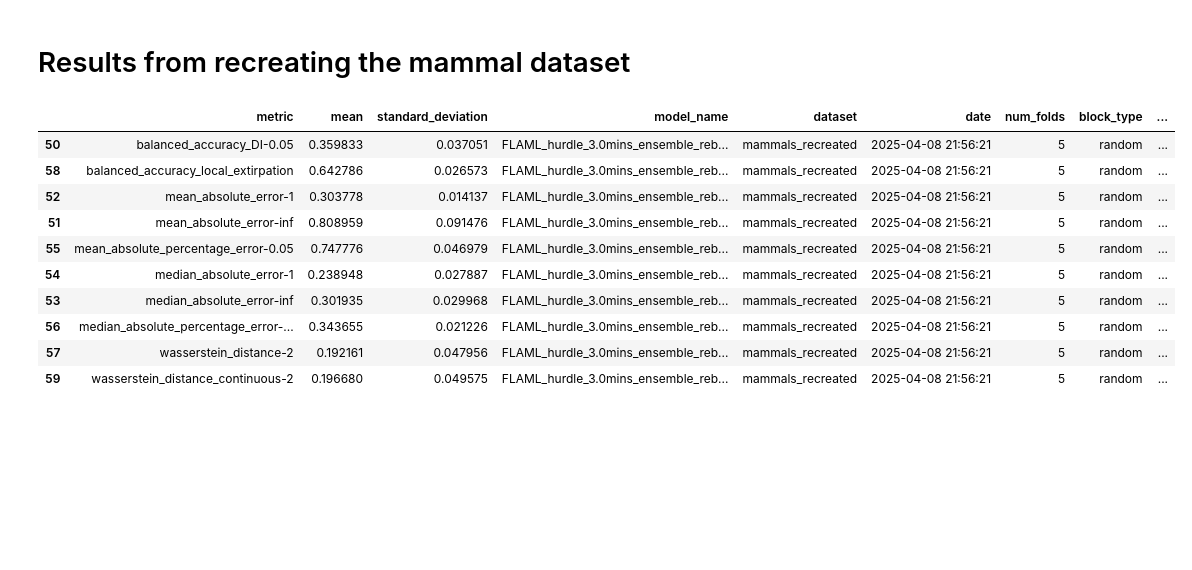
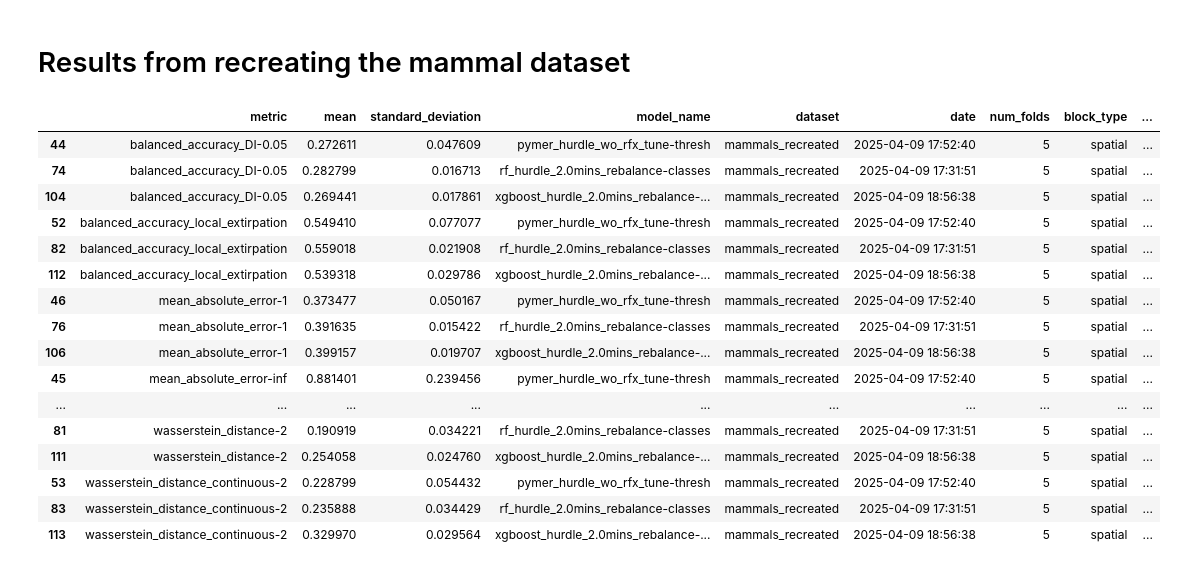
Before and after one commit to emiliolr/life-hunting, a Jupyter notebook: notebooks/archive/new_metrics_eval.ipynb, the cells around one changed output. Cells and saved outputs as stored; diff of their text form; code cells hidden in the pictures; blank space fills up the shorter version.

```diff
--- a/notebooks/new_metrics_eval.ipynb
+++ b/notebooks/archive/new_metrics_eval.ipynb
@@ -294,20 +294,26 @@ print(empirical_wd_test(a, b, p = 1))
 # %%
 results = pd.read_csv('../final_results/cross_val_results_all_metrics.csv')
 
-results = results[results['model_name'].str.contains('FLAML_hurdle_3.0mins_ensemble')] # | (results['model_name'] == 'pymer_hurdle_wo_rfx_tune-thresh')
+results = results[~results['model_name'].str.contains('dummy')]
 results = results[results['dataset'].isin(['mammals_recreated'])]
-results = results[results['block_type'] == 'random']
+results = results[results['block_type'] == 'spatial']
 
 results.sort_values(['metric', 'model_name'])
 # %% [output]
 |  | metric | mean | standard_deviation | model_name | dataset | date | num_folds | block_type | ... |
-| 50 | balanced_accuracy_DI-0.05 | 0.359833 | 0.037051 | FLAML_hurdle_3.0mins_ensemble_reb... | mammals_recreated | 2025-04-08 21:56:21 | 5 | random | ... |
-| 58 | balanced_accuracy_local_extirpation | 0.642786 | 0.026573 | FLAML_hurdle_3.0mins_ensemble_reb... | mammals_recreated | 2025-04-08 21:56:21 | 5 | random | ... |
-| 52 | mean_absolute_error-1 | 0.303778 | 0.014137 | FLAML_hurdle_3.0mins_ensemble_reb... | mammals_recreated | 2025-04-08 21:56:21 | 5 | random | ... |
-| 51 | mean_absolute_error-inf | 0.808959 | 0.091476 | FLAML_hurdle_3.0mins_ensemble_reb... | mammals_recreated | 2025-04-08 21:56:21 | 5 | random | ... |
-| 55 | mean_absolute_percentage_error-0.05 | 0.747776 | 0.046979 | FLAML_hurdle_3.0mins_ensemble_reb... | mammals_recreated | 2025-04-08 21:56:21 | 5 | random | ... |
-| 54 | median_absolute_error-1 | 0.238948 | 0.027887 | FLAML_hurdle_3.0mins_ensemble_reb... | mammals_recreated | 2025-04-08 21:56:21 | 5 | random | ... |
-| 53 | median_absolute_error-inf | 0.301935 | 0.029968 | FLAML_hurdle_3.0mins_ensemble_reb... | mammals_recreated | 2025-04-08 21:56:21 | 5 | random | ... |
-| 56 | median_absolute_percentage_error-... | 0.343655 | 0.021226 | FLAML_hurdle_3.0mins_ensemble_reb... | mammals_recreated | 2025-04-08 21:56:21 | 5 | random | ... |
-| 57 | wasserstein_distance-2 | 0.192161 | 0.047956 | FLAML_hurdle_3.0mins_ensemble_reb... | mammals_recreated | 2025-04-08 21:56:21 | 5 | random | ... |
-| 59 | wasserstein_distance_continuous-2 | 0.196680 | 0.049575 | FLAML_hurdle_3.0mins_ensemble_reb... | mammals_recreated | 2025-04-08 21:56:21 | 5 | random | ... |
+| 44 | balanced_accuracy_DI-0.05 | 0.272611 | 0.047609 | pymer_hurdle_wo_rfx_tune-thresh | mammals_recreated | 2025-04-09 17:52:40 | 5 | spatial | ... |
+| 74 | balanced_accuracy_DI-0.05 | 0.282799 | 0.016713 | rf_hurdle_2.0mins_rebalance-classes | mammals_recreated | 2025-04-09 17:31:51 | 5 | spatial | ... |
+| 104 | balanced_accuracy_DI-0.05 | 0.269441 | 0.017861 | xgboost_hurdle_2.0mins_rebalance-... | mammals_recreated | 2025-04-09 18:56:38 | 5 | spatial | ... |
+| 52 | balanced_accuracy_local_extirpation | 0.549410 | 0.077077 | pymer_hurdle_wo_rfx_tune-thresh | mammals_recreated | 2025-04-09 17:52:40 | 5 | spatial | ... |
+| 82 | balanced_accuracy_local_extirpation | 0.559018 | 0.021908 | rf_hurdle_2.0mins_rebalance-classes | mammals_recreated | 2025-04-09 17:31:51 | 5 | spatial | ... |
+| 112 | balanced_accuracy_local_extirpation | 0.539318 | 0.029786 | xgboost_hurdle_2.0mins_rebalance-... | mammals_recreated | 2025-04-09 18:56:38 | 5 | spatial | ... |
+| 46 | mean_absolute_error-1 | 0.373477 | 0.050167 | pymer_hurdle_wo_rfx_tune-thresh | mammals_recreated | 2025-04-09 17:52:40 | 5 | spatial | ... |
+| 76 | mean_absolute_error-1 | 0.391635 | 0.015422 | rf_hurdle_2.0mins_rebalance-classes | mammals_recreated | 2025-04-09 17:31:51 | 5 | spatial | ... |
+| 106 | mean_absolute_error-1 | 0.399157 | 0.019707 | xgboost_hurdle_2.0mins_rebalance-... | mammals_recreated | 2025-04-09 18:56:38 | 5 | spatial | ... |
+| 45 | mean_absolute_error-inf | 0.881401 | 0.239456 | pymer_hurdle_wo_rfx_tune-thresh | mammals_recreated | 2025-04-09 17:52:40 | 5 | spatial | ... |
+| ... | ... | ... | ... | ... | ... | ... | ... | ... | ... |
+| 81 | wasserstein_distance-2 | 0.190919 | 0.034221 | rf_hurdle_2.0mins_rebalance-classes | mammals_recreated | 2025-04-09 17:31:51 | 5 | spatial | ... |
+| 111 | wasserstein_distance-2 | 0.254058 | 0.024760 | xgboost_hurdle_2.0mins_rebalance-... | mammals_recreated | 2025-04-09 18:56:38 | 5 | spatial | ... |
+| 53 | wasserstein_distance_continuous-2 | 0.228799 | 0.054432 | pymer_hurdle_wo_rfx_tune-thresh | mammals_recreated | 2025-04-09 17:52:40 | 5 | spatial | ... |
+| 83 | wasserstein_distance_continuous-2 | 0.235888 | 0.034429 | rf_hurdle_2.0mins_rebalance-classes | mammals_recreated | 2025-04-09 17:31:51 | 5 | spatial | ... |
+| 113 | wasserstein_distance_continuous-2 | 0.329970 | 0.029564 | xgboost_hurdle_2.0mins_rebalance-... | mammals_recreated | 2025-04-09 18:56:38 | 5 | spatial | ... |
```
Also changed, not shown: 8 other files.
